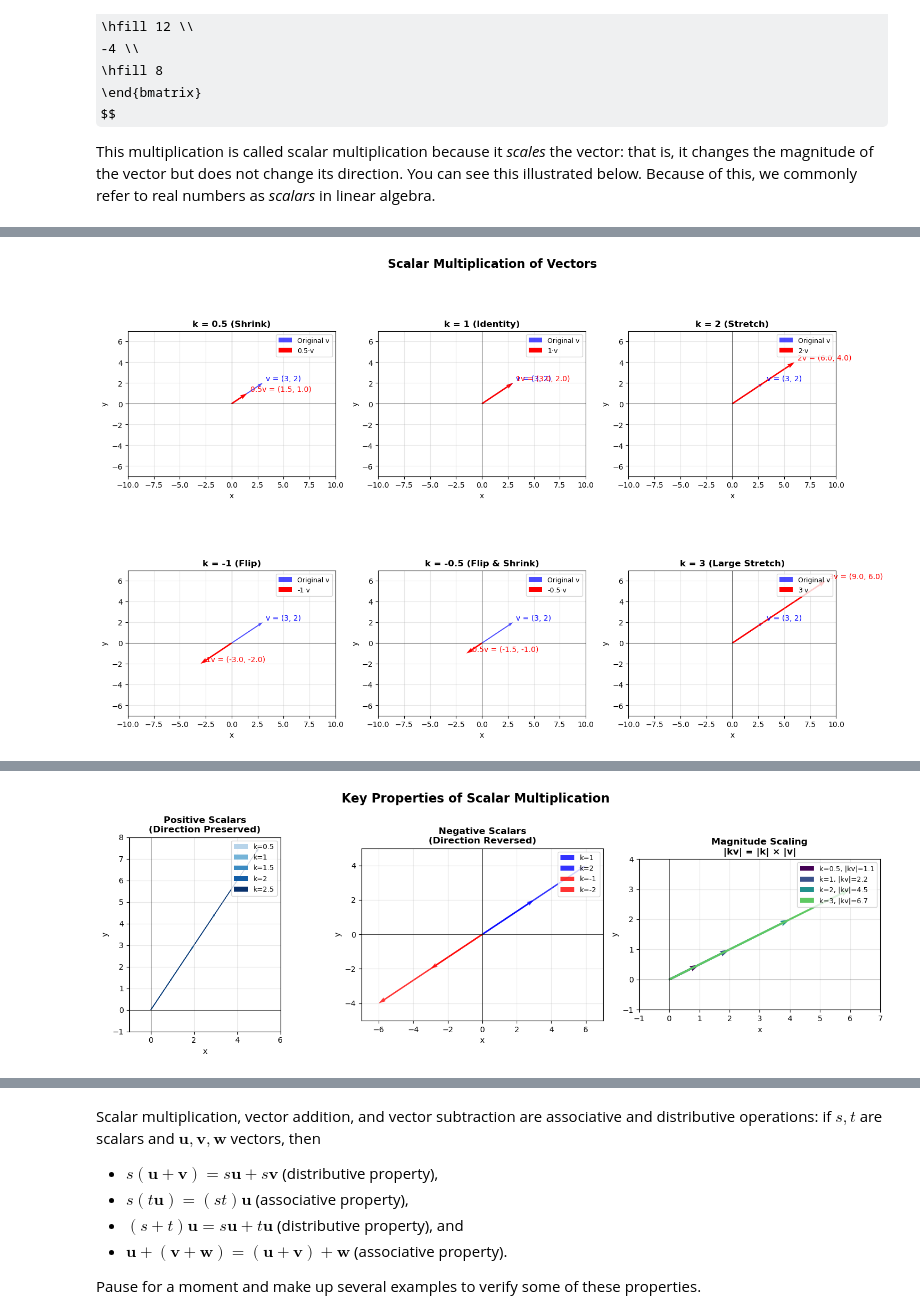
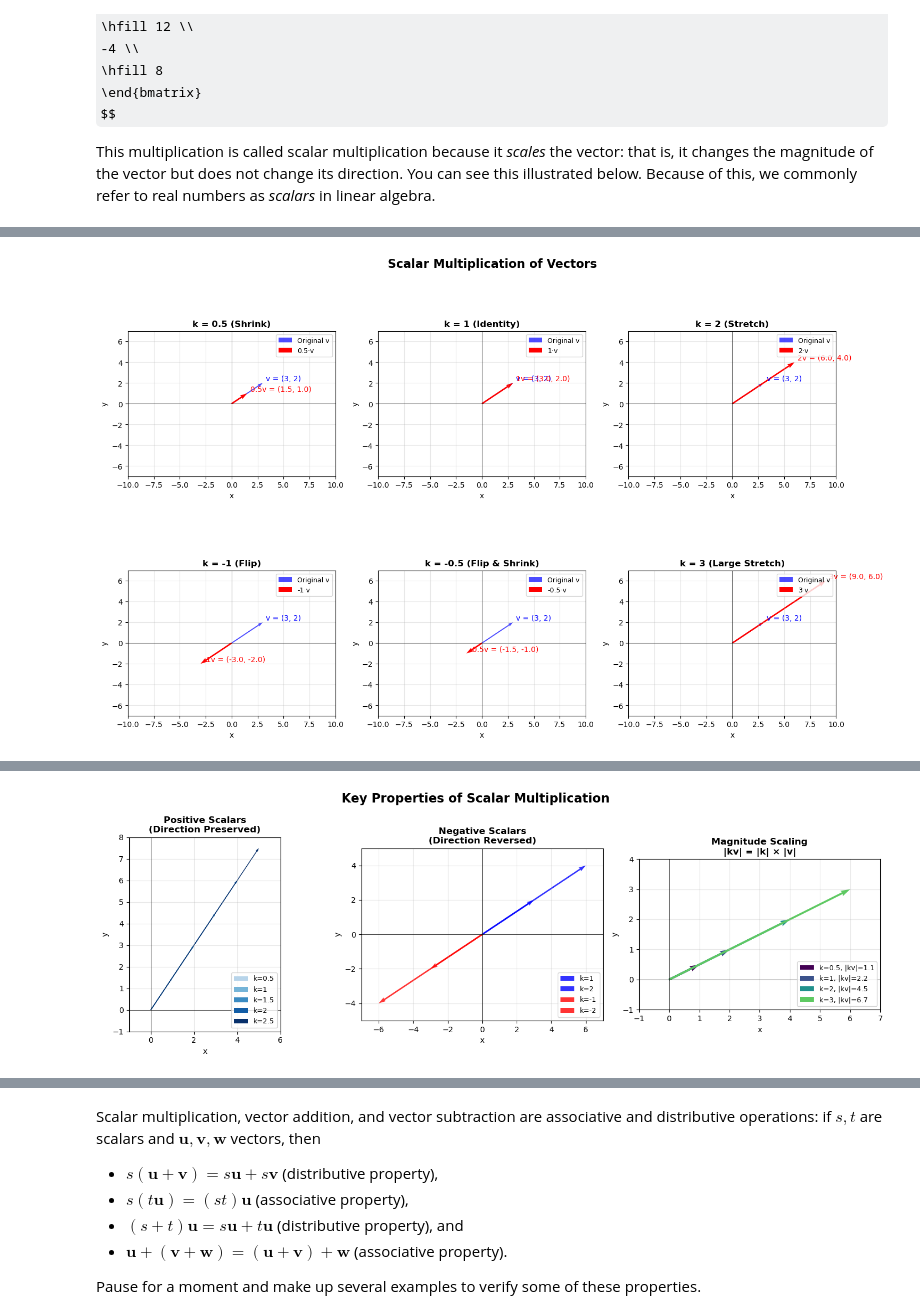
Before and after one commit to jwjohnson314/linear-algebra-book, a Jupyter notebook: vectors.ipynb, the cells around one changed output, grey strips where cells are left out. Cells and saved outputs as stored; diff of their text form; code cells hidden in the pictures; some formulas as TeX source.

```diff
--- a/vectors.ipynb
+++ b/vectors.ipynb
@@ -483,7 +491,7 @@ def demonstrate_properties():
     ax1.set_title('Positive Scalars\n(Direction Preserved)', fontweight='bold')
     ax1.set_xlabel('x')
     ax1.set_ylabel('y')
-    ax1.legend(fontsize=9)
+    ax1.legend(fontsize=9, loc='lower right')
     ax1.set_aspect('equal')
 
     # Property 2: Negative scalars flip direction
@@ -513,7 +521,7 @@ def demonstrate_properties():
     ax2.set_title('Negative Scalars\n(Direction Reversed)', fontweight='bold')
     ax2.set_xlabel('x')
     ax2.set_ylabel('y')
-    ax2.legend(fontsize=9)
+    ax2.legend(fontsize=9, loc='lower right')
     ax2.set_aspect('equal')
 
     # Property 3: Magnitude scaling
@@ -539,93 +547,13 @@ def demonstrate_properties():
     ax3.set_title('Magnitude Scaling\n|kv| = |k| × |v|', fontweight='bold')
     ax3.set_xlabel('x')
     ax3.set_ylabel('y')
-    ax3.legend(fontsize=9)
+    ax3.legend(fontsize=9, loc='lower right')
     ax3.set_aspect('equal')
 
     plt.tight_layout()
     plt.show()
 
-def interactive_scalar_demo():
-    """
-    Creates an interactive-style demonstration showing multiple transformations
-    """
-    fig, ax = plt.subplots(1, 1, figsize=(10, 8))
-
-    # Original vector
-    v = np.array([3, 2])
-
-    # Multiple scalar transformations
-    scalars = np.linspace(-2, 3, 20)
-
-    ax.set_xlim(-7, 10)
-    ax.set_ylim(-5, 7)
-    ax.grid(True, alpha=0.3)
-    ax.axhline(y=0, color='k', linewidth=0.5)
-    ax.axvline(x=0, color='k', linewidth=0.5)
-
-    # Draw original vector prominently
-    ax.quiver(0, 0, v[0], v[1], angles='xy', scale_units='xy', scale=1,
-             color='black', width=0.008, label='Original v = (3, 2)', zorder=5)
-
-    # Draw all scaled vectors with varying opacity
-    for i, k in enumerate(scalars):
-        kv = k * v
-        alpha = 0.3 + 0.4 * (abs(k) / 3)  # Vary transparency
-
-        if k > 0:
-            color = 'blue'
-        elif k < 0:
-            color = 'red'
-        else:
-            color = 'gray'
-
-        ax.quiver(0, 0, kv[0], kv[1], angles='xy', scale_units='xy', scale=1,
-                 color=color, width=0.003, alpha=alpha, zorder=1)
-
-    # Highlight special cases
-    special_scalars = [-1, 0.5, 1, 2]
-    special_colors = ['red', 'orange', 'black', 'blue']
-
-    for k, color in zip(special_scalars, special_colors):
-        kv = k * v
-        ax.quiver(0, 0, kv[0], kv[1], angles='xy', scale_units='xy', scale=1,
-                 color=color, width=0.006, alpha=0.9,
-                 label=f'k = {k}', zorder=3)
-
-    ax.set_title('Scalar Multiplication: k × v for various k values\n' +
-                'Blue=positive, Red=negative, Transparency∝|k|',
-                fontsize=14, fontweight='bold')
-    ax.set_xlabel('x', fontsize=12)
-    ax.set_ylabel('y', fontsize=12)
-    ax.legend(fontsize=10)
-    ax.set_aspect('equal')
-
-    # Add mathematical formula
-    ax.text(0.02, 0.98, 'k · (x, y) = (k·x, k·y)',
-           transform=ax.transAxes, fontsize=12,
-           bbox=dict(boxstyle="round,pad=0.3", facecolor="wheat", alpha=0.8),
-           verticalalignment='top')
-
-    plt.tight_layout()
-    plt.show()
-
-print("Scalar Multiplication Visualization")
-print("=" * 40)
-
-print("\n1. Basic scalar multiplication examples:")
 visualize_scalar_multiplication()
 
-print("\n2. Key properties demonstration:")
 demonstrate_properties()
-
-print("\n3. Comprehensive scalar range visualization:")
-interactive_scalar_demo()
-
-print("\nKey takeaways:")
-print("• Positive scalars preserve direction, change magnitude")
-print("• Negative scalars reverse direction")
-print("• |k| > 1 stretches the vector")
-print("• |k| < 1 shrinks the vector")
-print("• k = 0 gives the zero vector")
-print("• k = 1 leaves the vector unchanged")
 # %% [output]
@@ -638 +561 @@ Scalar Multiplication Visualization
-[figure, old version]
+[figure, new version]
```
Also changed, not shown: parts of 30 cells of this notebook, 51 other files.
